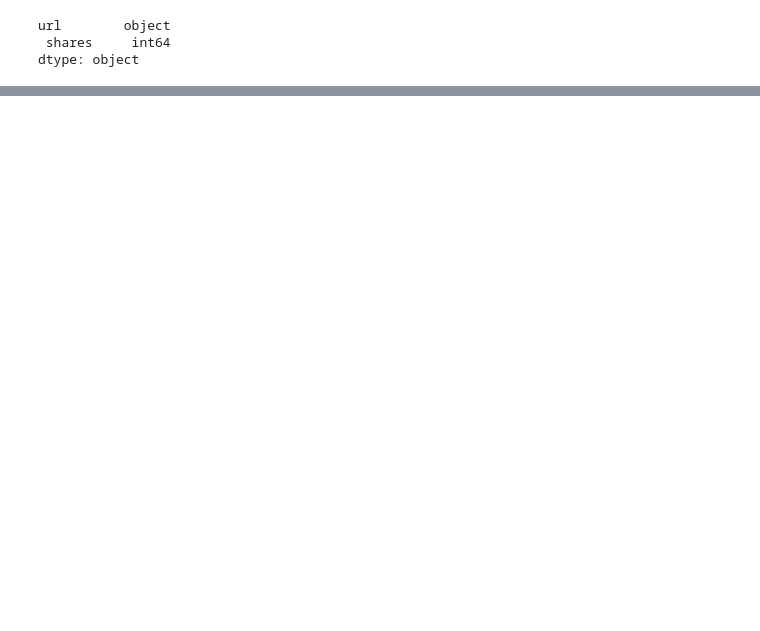
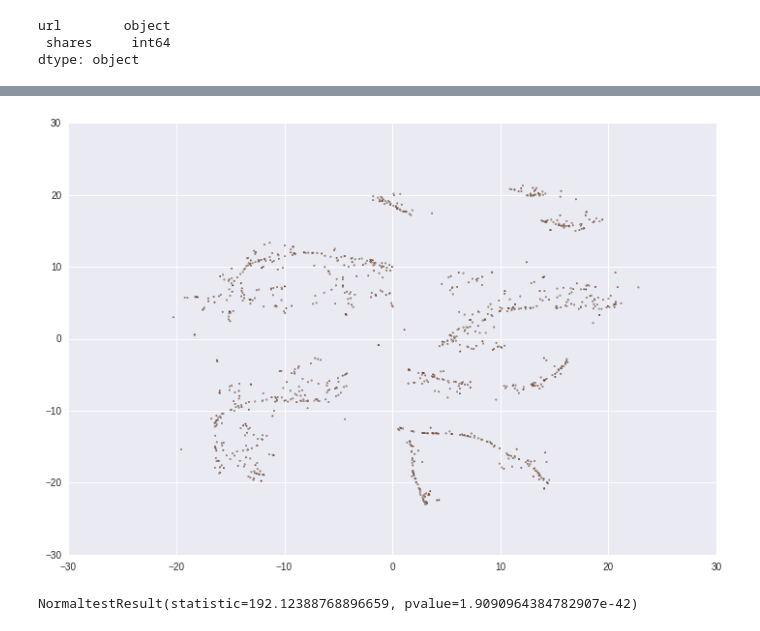
Before and after one commit to nmiculinic/IART-practical, a Jupyter notebook: Exploration.ipynb, the cells around one changed output, grey strips where cells are left out. Cells and saved outputs as stored; diff of their text form; code cells hidden in the pictures; blank space fills up the shorter version.

```diff
--- a/Exploration.ipynb
+++ b/Exploration.ipynb
@@ -53,0 +70,5 @@ ax.semilogx()
+# %%
+plt.scatter(x_2[:, 0], x_2[:, 1], c = np.log(y), cmap='OrRd', s=2)
+plt.savefig('figure.svg', format='svg')
+# %% [output]
+[figure, added]
@@ -53,0 +77,4 @@ ax.semilogx()
+# %%
+normaltest(np.log(y))
+# %% [output]
+NormaltestResult(statistic=192.12388768896659, pvalue=1.9090964384782907e-42)
```
Also changed, not shown: parts of 15 cells of this notebook, 1 other file.
